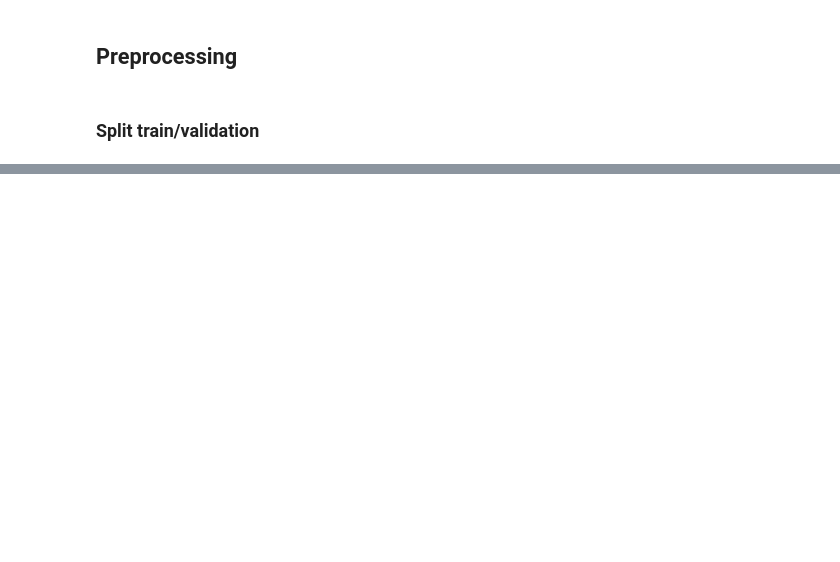
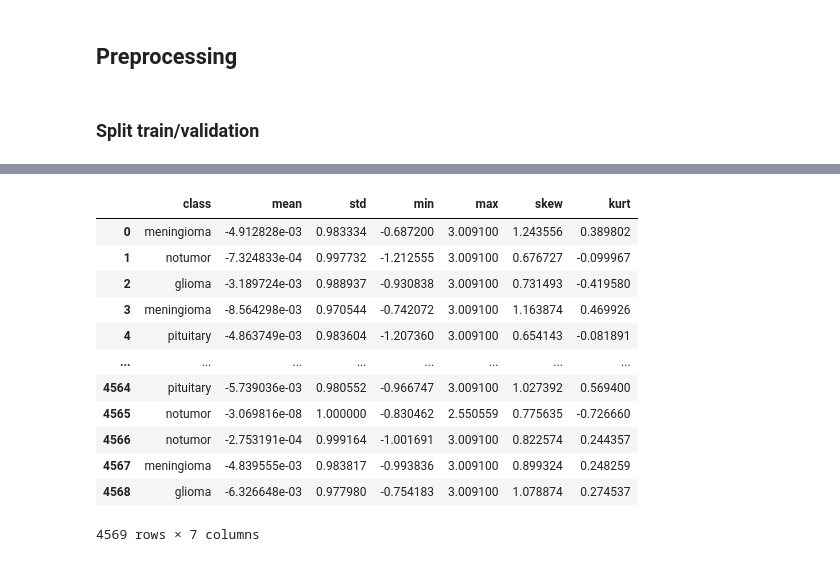
Before and after one commit to Jeremy-Duval-PhD/Brain_Tumor_MRI_Dataset, a Jupyter notebook: notebooks/Preprocessing.ipynb, the cells around one changed output, grey strips where cells are left out. Cells and saved outputs as stored; diff of their text form; code cells hidden in the pictures; blank space fills up the shorter version.

```diff
--- a/notebooks/Preprocessing.ipynb
+++ b/notebooks/Preprocessing.ipynb
@@ -129,0 +364,58 @@ def preprocess_image_tf(path, label, low_clip, high_clip, target_size=(260, 260)
+# %%
+def compute_intensity_stats_tf(dataset, classes):
+    """
+    Compute per-image intensity statistics for a tf.data.Dataset.
+    dataset: tf.data.Dataset of (img, label)
+    classes: list of class names corresponding to label indices
+    """
+    records = []
+
+    for img, label in tqdm.tqdm(dataset):
+        # Convert TensorFlow tensor to numpy
+        img_np = img.numpy()  # shape: (H,W,C)
+
+        # Convert to grayscale if needed
+        if img_np.ndim == 3 and img_np.shape[-1] == 3:
+            img_gray = cv2.cvtColor(img_np, cv2.COLOR_BGR2GRAY)
+        else:
+            img_gray = img_np
+
+        mean_val = img_gray.mean()
+        std_val = img_gray.std()
+        min_val = img_gray.min()
+        max_val = img_gray.max()
+
+        img_flat = img_gray.flatten()
+        skew_v = float(skew(img_flat))
+        kurt_v = float(kurtosis(img_flat))
+
+        # Decode label if it's an int index
+        label_idx = int(label.numpy()) if tf.is_tensor(label) else label
+        records.append({
+            "class": classes[label_idx],
+            "mean": mean_val,
+            "std": std_val,
+            "min": min_val,
+            "max": max_val,
+            "skew": skew_v,
+            "kurt": kurt_v
+        })
+
+    return pd.DataFrame(records)
+# %%
+df_intensity = compute_intensity_stats_tf(train_ds, CLASSES)
+df_intensity
+# %% [output]
+|  | class | mean | std | min | max | skew | kurt |
+| 0 | meningioma | -4.912828e-03 | 0.983334 | -0.687200 | 3.009100 | 1.243556 | 0.389802 |
+| 1 | notumor | -7.324833e-04 | 0.997732 | -1.212555 | 3.009100 | 0.676727 | -0.099967 |
+| 2 | glioma | -3.189724e-03 | 0.988937 | -0.930838 | 3.009100 | 0.731493 | -0.419580 |
+| 3 | meningioma | -8.564298e-03 | 0.970544 | -0.742072 | 3.009100 | 1.163874 | 0.469926 |
+| 4 | pituitary | -4.863749e-03 | 0.983604 | -1.207360 | 3.009100 | 0.654143 | -0.081891 |
+| ... | ... | ... | ... | ... | ... | ... | ... |
+| 4564 | pituitary | -5.739036e-03 | 0.980552 | -0.966747 | 3.009100 | 1.027392 | 0.569400 |
+| 4565 | notumor | -3.069816e-08 | 1.000000 | -0.830462 | 2.550559 | 0.775635 | -0.726660 |
+| 4566 | notumor | -2.753191e-04 | 0.999164 | -1.001691 | 3.009100 | 0.822574 | 0.244357 |
+| 4567 | meningioma | -4.839555e-03 | 0.983817 | -0.993836 | 3.009100 | 0.899324 | 0.248259 |
+| 4568 | glioma | -6.326648e-03 | 0.977980 | -0.754183 | 3.009100 | 1.078874 | 0.274537 |
+4569 rows × 7 columns
```
Also changed, not shown: parts of 32 cells of this notebook, 1 other file.
